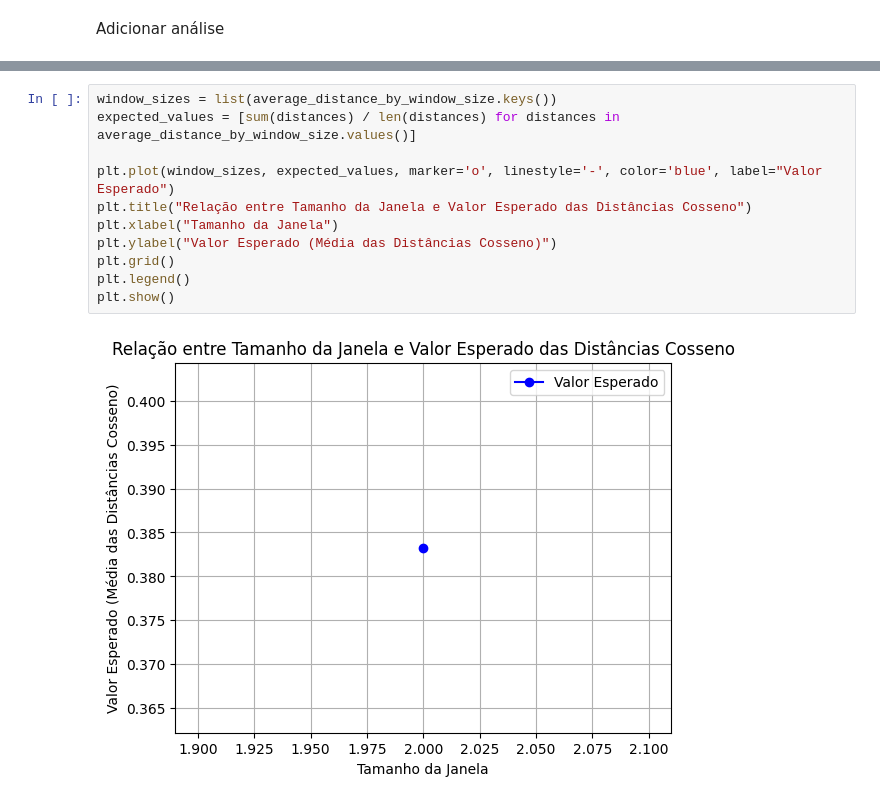
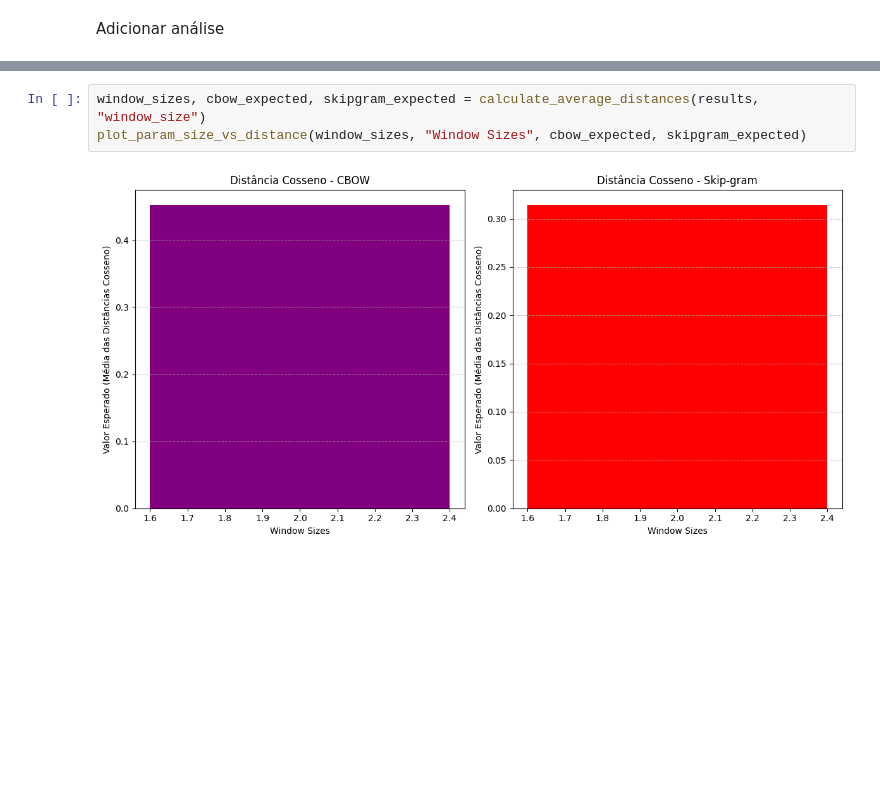
Before and after one commit to paduathiago/NLP_word_embeddings, a Jupyter notebook: word_embeddings.ipynb, the cells around one changed output, grey strips where cells are left out. Drawn from its saved outputs; the diff is of its cells as text; blank space fills up the shorter version.

```diff
--- a/word_embeddings.ipynb
+++ b/word_embeddings.ipynb
@@ -177,13 +178,5 @@ for result in results:
-# %%
-window_sizes = list(average_distance_by_window_size.keys())
-expected_values = [sum(distances) / len(distances) for distances in average_distance_by_window_size.values()]
-
-plt.plot(window_sizes, expected_values, marker='o', linestyle='-', color='blue', label="Valor Esperado")
-plt.title("Relação entre Tamanho da Janela e Valor Esperado das Distâncias Cosseno")
-plt.xlabel("Tamanho da Janela")
-plt.ylabel("Valor Esperado (Média das Distâncias Cosseno)")
-plt.grid()
-plt.legend()
-plt.show()
-# %% [output]
-[figure, removed]
+# %%
+window_sizes, cbow_expected, skipgram_expected = calculate_average_distances(results, "window_size")
+plot_param_size_vs_distance(window_sizes, "Window Sizes", cbow_expected, skipgram_expected)
+# %% [output]
+[figure, added]
```
Also changed, not shown: parts of 8 cells of this notebook.
